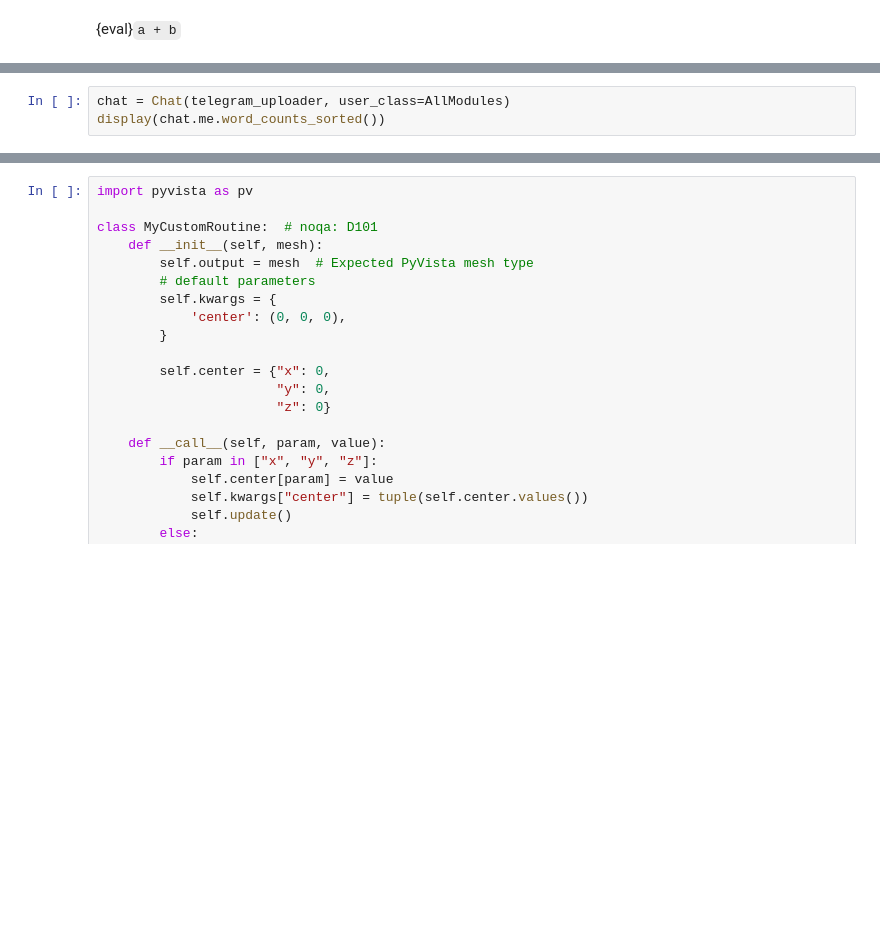
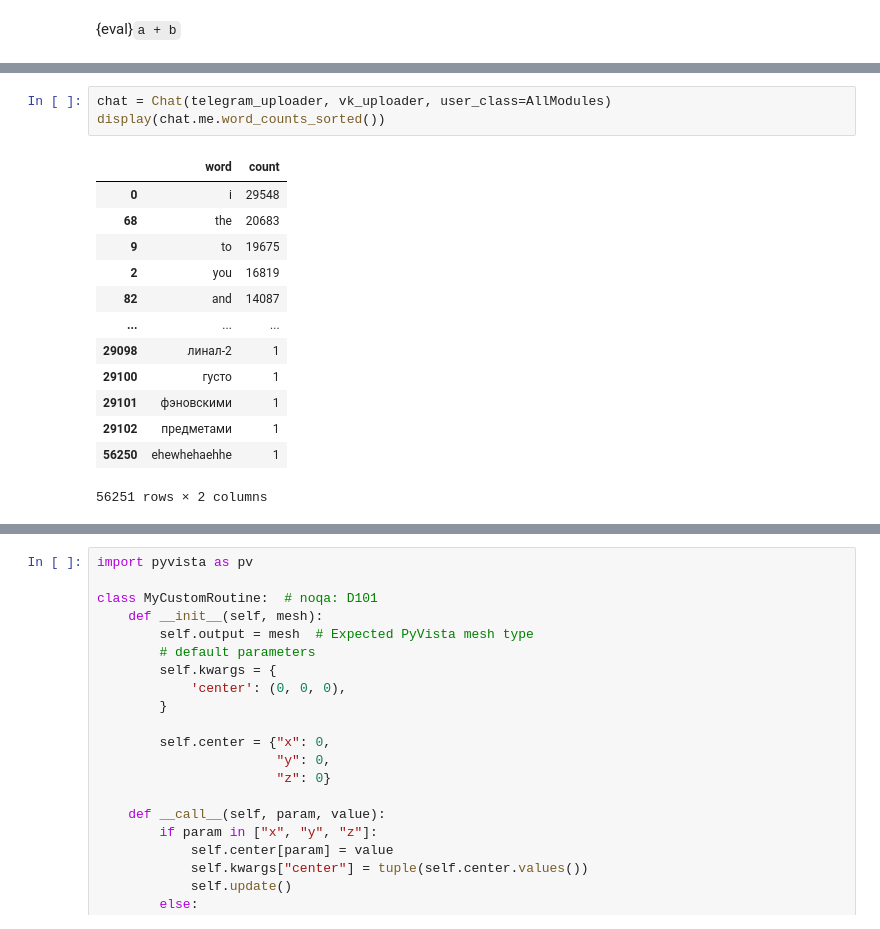
Before and after one commit to artoftheblue/artoftheblue.github.io, a Jupyter notebook: analysis.ipynb, the cells around one changed output, grey strips where cells are left out. Drawn from its saved outputs; the diff is of its cells as text; blank space fills up the shorter version.

```diff
--- a/analysis.ipynb
+++ b/analysis.ipynb
@@ -271,4 +279,18 @@ display(user_choice)
 # %%
-chat = Chat(telegram_uploader, user_class=AllModules)
+chat = Chat(telegram_uploader, vk_uploader, user_class=AllModules)
 display(chat.me.word_counts_sorted())
+# %% [output]
+|  | word | count |
+| 0 | i | 29548 |
+| 68 | the | 20683 |
+| 9 | to | 19675 |
+| 2 | you | 16819 |
+| 82 | and | 14087 |
+| ... | ... | ... |
+| 29098 | линал-2 | 1 |
+| 29100 | густо | 1 |
+| 29101 | фэновскими | 1 |
+| 29102 | предметами | 1 |
+| 56250 | ehewhehaehhe | 1 |
+56251 rows × 2 columns
 # %%
```
Also changed, not shown: parts of 9 cells of this notebook.
